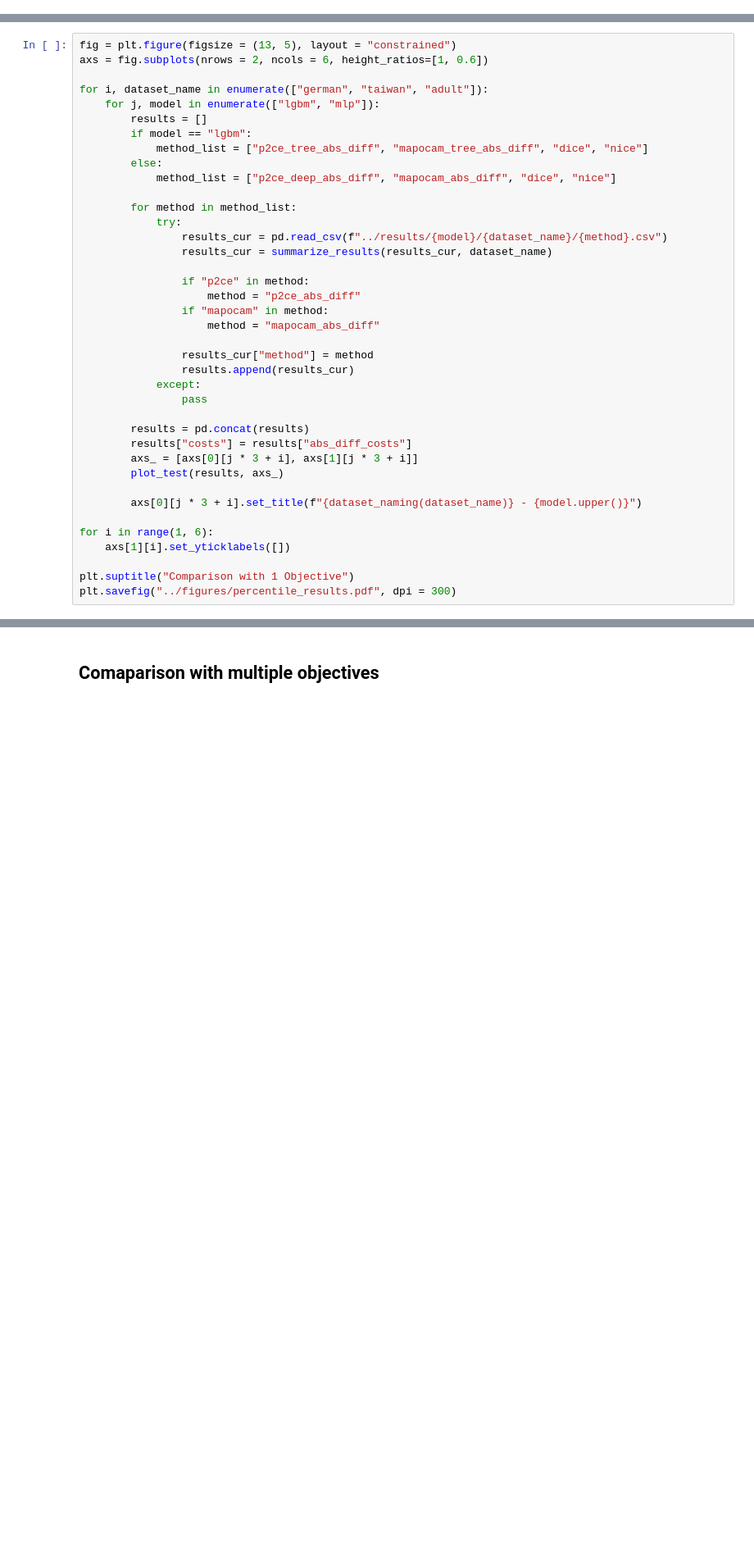
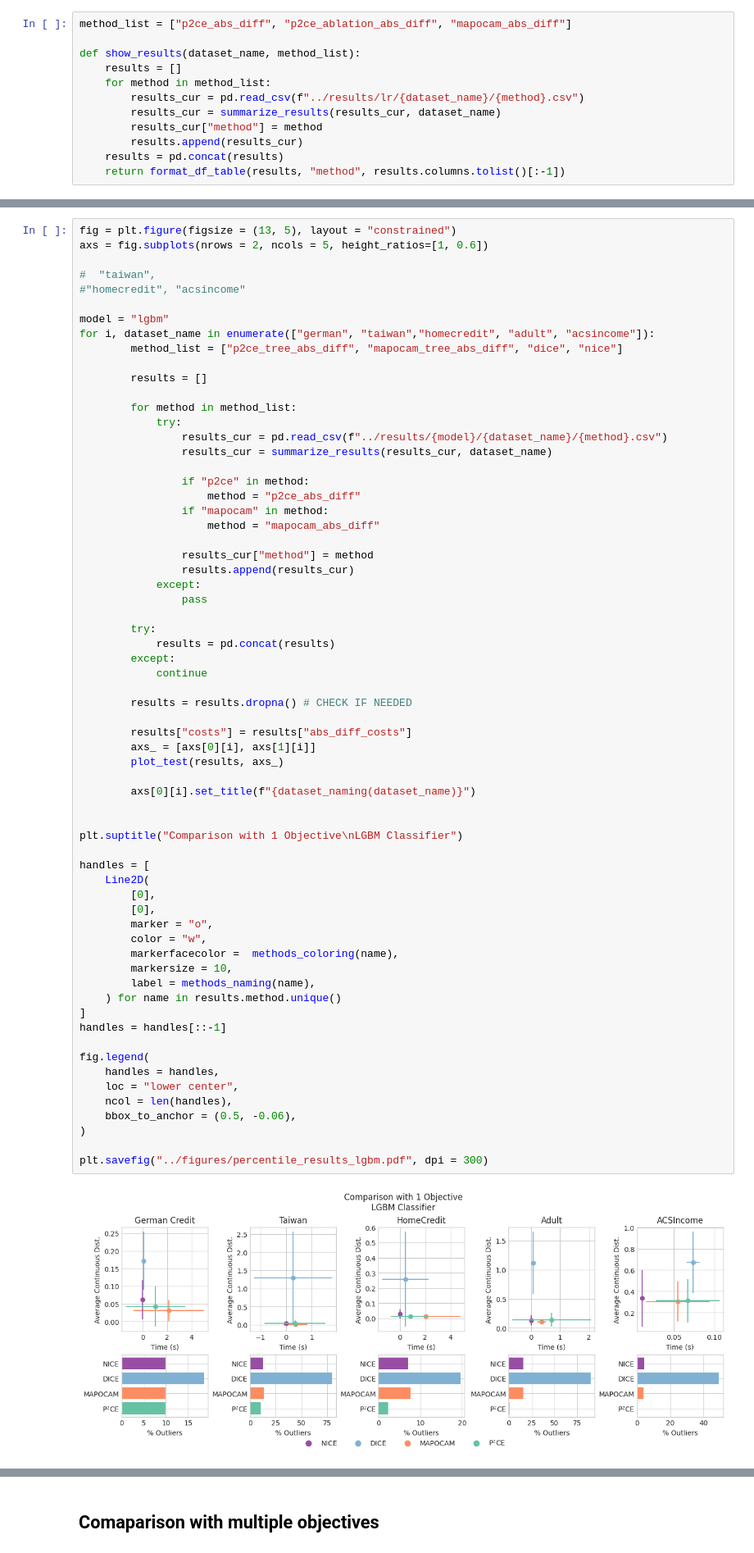
Before and after one commit to hiaac-finance/p2ce, a Jupyter notebook: notebooks/generate_figures.ipynb, the cells around one changed output, grey strips where cells are left out. Shown at 82% size. Drawn from its saved outputs; the diff is of its cells as text; blank space fills up the shorter version.

Commit message:
add: extra figures

```diff
--- a/notebooks/generate_figures.ipynb
+++ b/notebooks/generate_figures.ipynb
@@ -109,0 +139,12 @@ def plot_test(results, axs):
+# %%
+method_list = ["p2ce_abs_diff", "p2ce_ablation_abs_diff", "mapocam_abs_diff"]
+
+def show_results(dataset_name, method_list):
+    results = []
+    for method in method_list:
+        results_cur = pd.read_csv(f"../results/lr/{dataset_name}/{method}.csv")
+        results_cur = summarize_results(results_cur, dataset_name)
+        results_cur["method"] = method
+        results.append(results_cur)
+    results = pd.concat(results)
+    return format_df_table(results, "method", results.columns.tolist()[:-1])
@@ -110,39 +174,67 @@ def plot_test(results, axs):
 # %%
 fig = plt.figure(figsize = (13, 5), layout = "constrained")
-axs = fig.subplots(nrows = 2, ncols = 6, height_ratios=[1, 0.6])
+axs = fig.subplots(nrows = 2, ncols = 5, height_ratios=[1, 0.6])
 
-for i, dataset_name in enumerate(["german", "taiwan", "adult"]):
-    for j, model in enumerate(["lgbm", "mlp"]):
+#  "taiwan",
+#"homecredit", "acsincome"
+
+model = "lgbm"
+for i, dataset_name in enumerate(["german", "taiwan","homecredit", "adult", "acsincome"]):
+        method_list = ["p2ce_tree_abs_diff", "mapocam_tree_abs_diff", "dice", "nice"]
+
         results = []
-        if model == "lgbm":
-            method_list = ["p2ce_tree_abs_diff", "mapocam_tree_abs_diff", "dice", "nice"]
-        else:
-            method_list = ["p2ce_deep_abs_diff", "mapocam_abs_diff", "dice", "nice"]
 
         for method in method_list:
             try:
                 results_cur = pd.read_csv(f"../results/{model}/{dataset_name}/{method}.csv")
                 results_cur = summarize_results(results_cur, dataset_name)
 
                 if "p2ce" in method:
                     method = "p2ce_abs_diff"
                 if "mapocam" in method:
                     method = "mapocam_abs_diff"
 
                 results_cur["method"] = method
                 results.append(results_cur)
             except:
                 pass
 
-        results = pd.concat(results)
+        try:
+            results = pd.concat(results)
+        except:
+            continue
+
+        results = results.dropna() # CHECK IF NEEDED
+
         results["costs"] = results["abs_diff_costs"]
-        axs_ = [axs[0][j * 3 + i], axs[1][j * 3 + i]]
+        axs_ = [axs[0][i], axs[1][i]]
         plot_test(results, axs_)
 
-        axs[0][j * 3 + i].set_title(f"{dataset_naming(dataset_name)} - {model.upper()}")
+        axs[0][i].set_title(f"{dataset_naming(dataset_name)}")
 
-for i in range(1, 6):
-    axs[1][i].set_yticklabels([])
 
-plt.suptitle("Comparison with 1 Objective")
-plt.savefig("../figures/percentile_results.pdf", dpi = 300)
+plt.suptitle("Comparison with 1 Objective\nLGBM Classifier")
+
+handles = [
+    Line2D(
+        [0],
+        [0],
+        marker = "o",
+        color = "w",
+        markerfacecolor =  methods_coloring(name),
+        markersize = 10,
+        label = methods_naming(name),
+    ) for name in results.method.unique()
+]
+handles = handles[::-1]
+
+fig.legend(
+    handles = handles,
+    loc = "lower center",
+    ncol = len(handles),
+    bbox_to_anchor = (0.5, -0.06),
+)
+
+plt.savefig("../figures/percentile_results_lgbm.pdf", dpi = 300)
+# %% [output]
+[figure, added]
```
Also changed, not shown: parts of 35 cells of this notebook.
